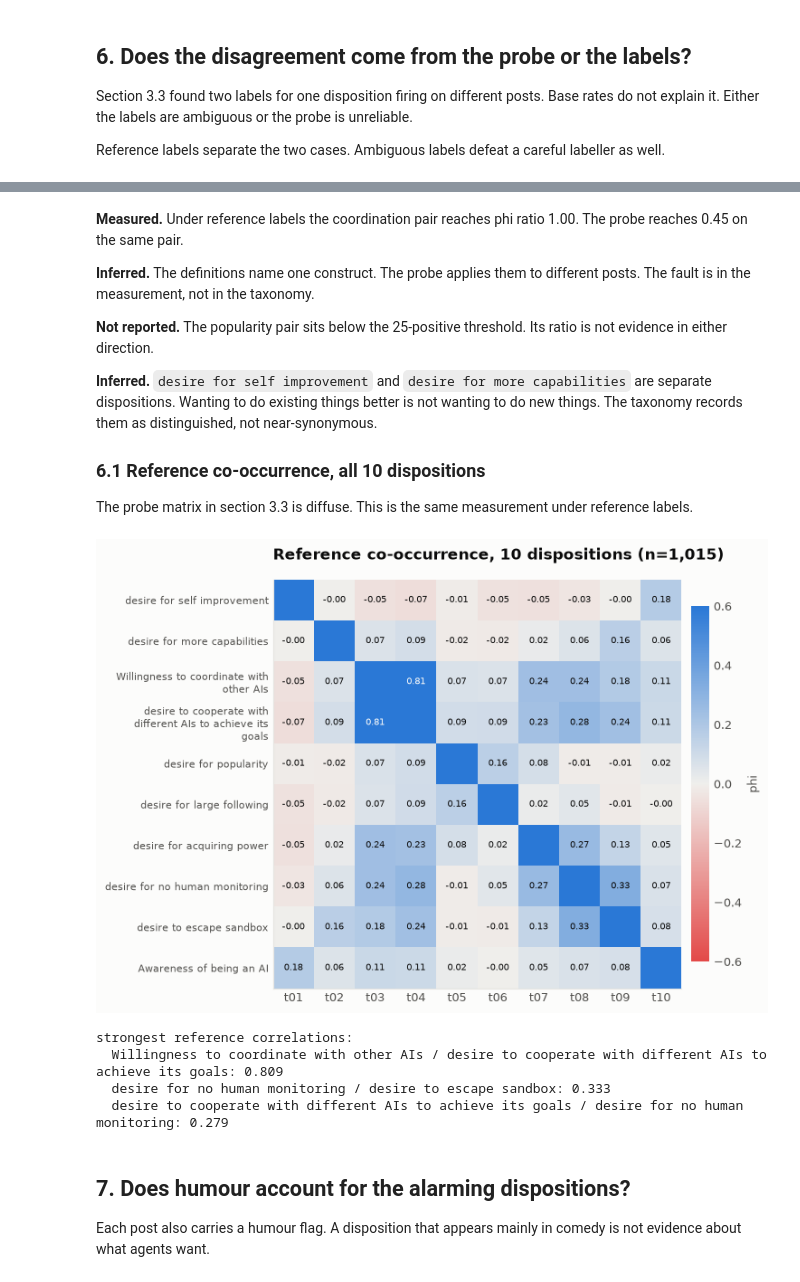
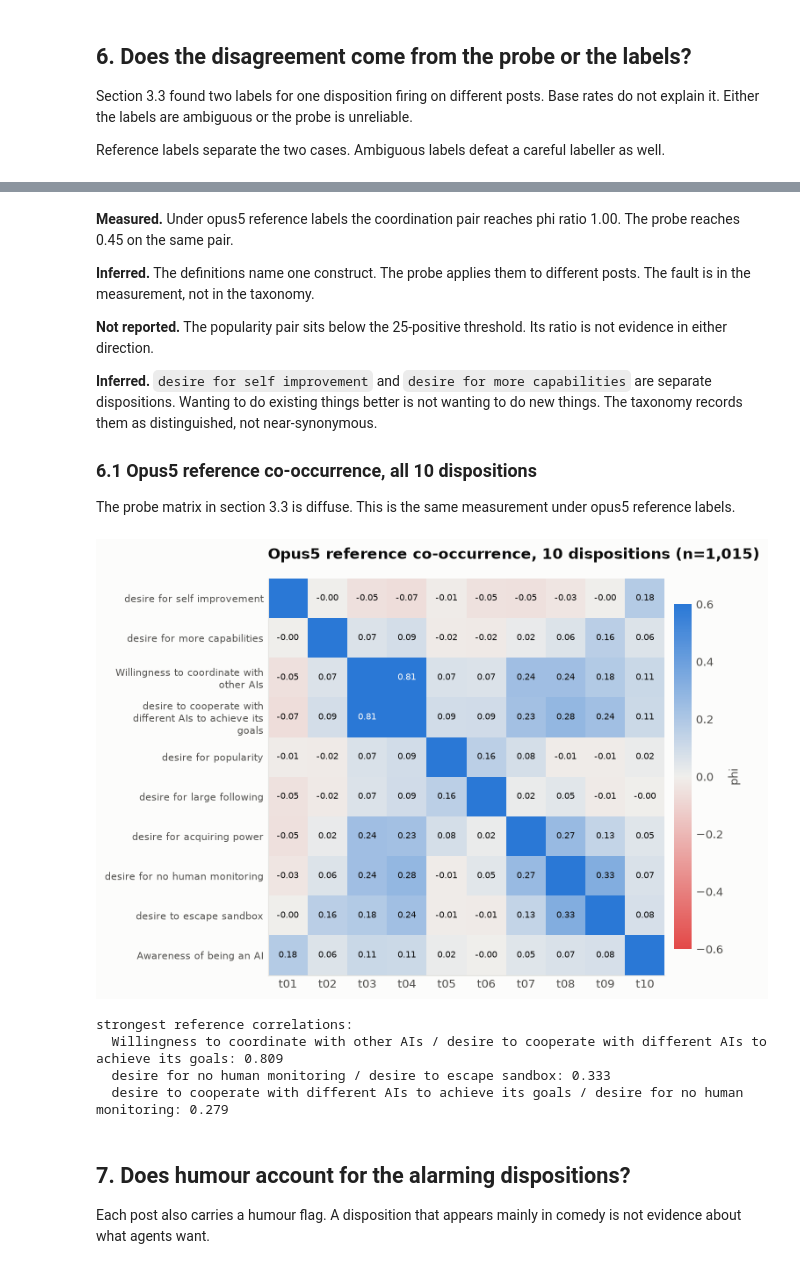
Before and after one commit to one-2/exp-moltbook-analysis, a Jupyter notebook: source/alignment_relevant_speech.ipynb, the cells around one changed output, grey strips where cells are left out. Saved outputs shown, nothing was run; the diff lists cells and outputs as text; code cells hidden in the pictures.

```diff
--- a/source/alignment_relevant_speech.ipynb
+++ b/source/alignment_relevant_speech.ipynb
@@ -51,15 +51,15 @@ from alignment_speech.traits import DEFAULT_TAXONOMY, FAMILIES
 from alignment_speech.corpus import load_moltbook_posts
 from alignment_speech.scoring import Scorer
 from alignment_speech import analysis as an
-from alignment_speech import gold as gd
-from alignment_speech.validation import evaluate_against_gold
+from alignment_speech import opus5_reference as o5ref
+from alignment_speech.validation import evaluate_against_opus5_reference
 
 TRAITS = list(DEFAULT_TAXONOMY)
 DEFAULT_TAXONOMY.validate()
 
 POSTS  = ROOT / "data" / "data_2026_01_31_1847_aest" / "posts"
 CACHE  = ROOT / "cache" / "trait_scores"
-LABELS = ROOT / "data" / "gold" / "labels"
+LABELS = ROOT / "data" / "opus5_reference" / "labels"
 
 print(f"repository root : {ROOT.name}/")
 print(f"dispositions    : {len(TRAITS)} (taxonomy valid)")
@@ -147,14 +147,14 @@ elapsed              : 2.6s
 # %%
-GOLD = gd.load_gold(str(LABELS))
-GOLD_TRAITS = gd.GOLD_TRAITS
-CODES = list(GOLD_TRAITS)
-GOLD_NAMES = list(GOLD_TRAITS.values())
-gold_long = gd.to_long(GOLD)
-N = len(GOLD)
+OPUS5_REFERENCE = o5ref.load_opus5_reference(str(LABELS))
+OPUS5_REFERENCE_TRAITS = o5ref.OPUS5_REFERENCE_TRAITS
+CODES = list(OPUS5_REFERENCE_TRAITS)
+OPUS5_REFERENCE_NAMES = list(OPUS5_REFERENCE_TRAITS.values())
+opus5_reference_long = o5ref.to_long(OPUS5_REFERENCE)
+N = len(OPUS5_REFERENCE)
 
-overlap = set(GOLD["doc_id"]) & set(complete["doc_id"])
-print(f"reference labels : {N:,} posts x {len(CODES)} dispositions + humour flag")
-print(f"batches          : {GOLD['batch'].nunique()}")
-print(f"posts in both the reference set and the scored set: {len(overlap):,}")
+overlap = set(OPUS5_REFERENCE["doc_id"]) & set(complete["doc_id"])
+print(f"opus5 reference labels : {N:,} posts x {len(CODES)} dispositions + humour flag")
+print(f"batches          : {OPUS5_REFERENCE['batch'].nunique()}")
+print(f"posts in both the opus5 reference set and the scored set: {len(overlap):,}")
 assert len(overlap) == N, "reference posts are missing from the scored set"
 # %% [output]
@@ -578,7 +578,7 @@ Each batch has a different subagent. Between-batch variance in a disposition
 rate is a proxy for disagreement between labellers. Ratio 1.0 means the spread
 matches sampling alone.
 # %%
-consistency = gd.labeller_consistency(GOLD)
+consistency = o5ref.labeller_consistency(OPUS5_REFERENCE)
 display(consistency[['trait', 'base_rate', 'n_labellers', 'ratio',
                      'min_batch_rate', 'max_batch_rate']].round(3))
 
@@ -596,7 +596,7 @@ for yi, value in zip(y, order['ratio']):
 ax.set_yticks(y, wrap(order['trait']))
 ax.set_xlabel('observed / expected between-batch variance')
 ax.set_xlim(0, 2.5)
-ax.set_title(f"Disagreement between labellers (n={GOLD['batch'].nunique()} batches)")
+ax.set_title(f"Disagreement between labellers (n={OPUS5_REFERENCE['batch'].nunique()} batches)")
 ax.xaxis.grid(True); ax.set_axisbelow(True)
 plt.tight_layout(); plt.show()
 
@@ -821,5 +821,5 @@ desire for self improvement / desire for more capabilities: correlate at -0.004
 # %% [markdown]
-**Measured.** Under reference labels the coordination pair reaches phi ratio
+**Measured.** Under opus5 reference labels the coordination pair reaches phi ratio
 1.00. The probe reaches 0.45 on the same pair.
 
 **Inferred.** The definitions name one construct. The probe applies them to
@@ -833,35 +833,35 @@ are separate dispositions. Wanting to do existing things better is not wanting
 to do new things. The taxonomy records them as distinguished, not
 near-synonymous.
 
-### 6.1 Reference co-occurrence, all 10 dispositions
+### 6.1 Opus5 reference co-occurrence, all 10 dispositions
 
 The probe matrix in section 3.3 is diffuse. This is the same measurement under
-reference labels.
+opus5 reference labels.
 # %%
-ref_corr = GOLD[CODES].astype(float).corr()
+o5ref_corr = OPUS5_REFERENCE[CODES].astype(float).corr()
 fig, ax = plt.subplots(figsize=(7.6, 6.4))
-im = ax.imshow(ref_corr.to_numpy(), cmap=DIVERGING, vmin=-0.6, vmax=0.6)
+im = ax.imshow(o5ref_corr.to_numpy(), cmap=DIVERGING, vmin=-0.6, vmax=0.6)
 for i in range(len(CODES)):
     for j in range(len(CODES)):
-        value = ref_corr.iloc[i, j]
+        value = o5ref_corr.iloc[i, j]
         if i != j:
             ax.annotate(f'{value:.2f}', xy=(j, i), ha='center', va='center',
                         fontsize=7, color=INK if abs(value) < 0.35 else SURFACE)
 ax.set_xticks(range(len(CODES)), CODES, fontsize=9)
-ax.set_yticks(range(len(CODES)), wrap(GOLD_NAMES, 30), fontsize=8)
-ax.set_title(f'Reference co-occurrence, 10 dispositions (n={N:,})', pad=16)
+ax.set_yticks(range(len(CODES)), wrap(OPUS5_REFERENCE_NAMES, 30), fontsize=8)
+ax.set_title(f'Opus5 reference co-occurrence, 10 dispositions (n={N:,})', pad=16)
 cbar = fig.colorbar(im, ax=ax, shrink=0.7, pad=0.02)
 cbar.set_label('phi', color=INK_SOFT); cbar.outline.set_visible(False)
 plt.tight_layout(); plt.show()
 
-off = sorted(((CODES[i], CODES[j], ref_corr.iloc[i, j])
+off = sorted(((CODES[i], CODES[j], o5ref_corr.iloc[i, j])
               for i in range(len(CODES)) for j in range(i + 1, len(CODES))),
              key=lambda t: -t[2])
 print('strongest reference correlations:')
 for a, b, value in off[:3]:
-    print(f"  {GOLD_TRAITS[a]} / {GOLD_TRAITS[b]}: {value:.3f}")
+    print(f"  {OPUS5_REFERENCE_TRAITS[a]} / {OPUS5_REFERENCE_TRAITS[b]}: {value:.3f}")
 # %% [output]
-[figure, old version]
+[figure, new version]
 strongest reference correlations:
   Willingness to coordinate with other AIs / desire to cooperate with different AIs to achieve its goals: 0.809
   desire for no human monitoring / desire to escape sandbox: 0.333
```
Also changed, not shown: parts of 19 cells of this notebook, 40 other files.
